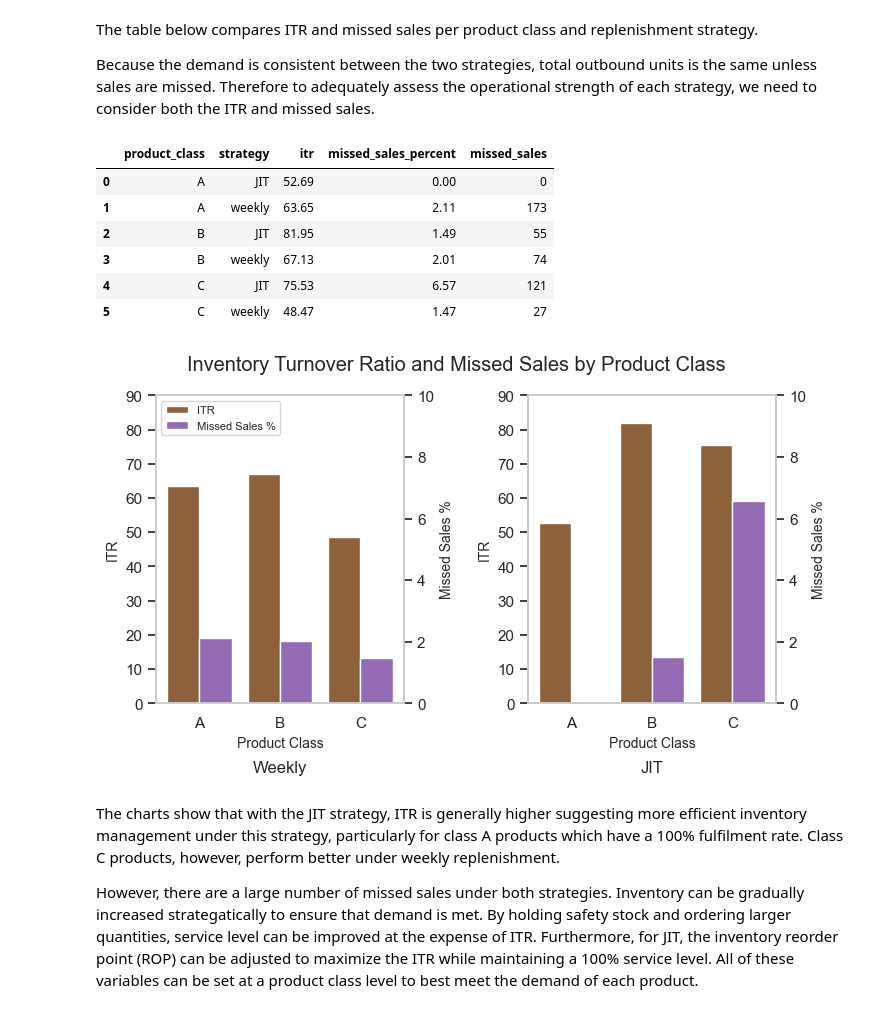
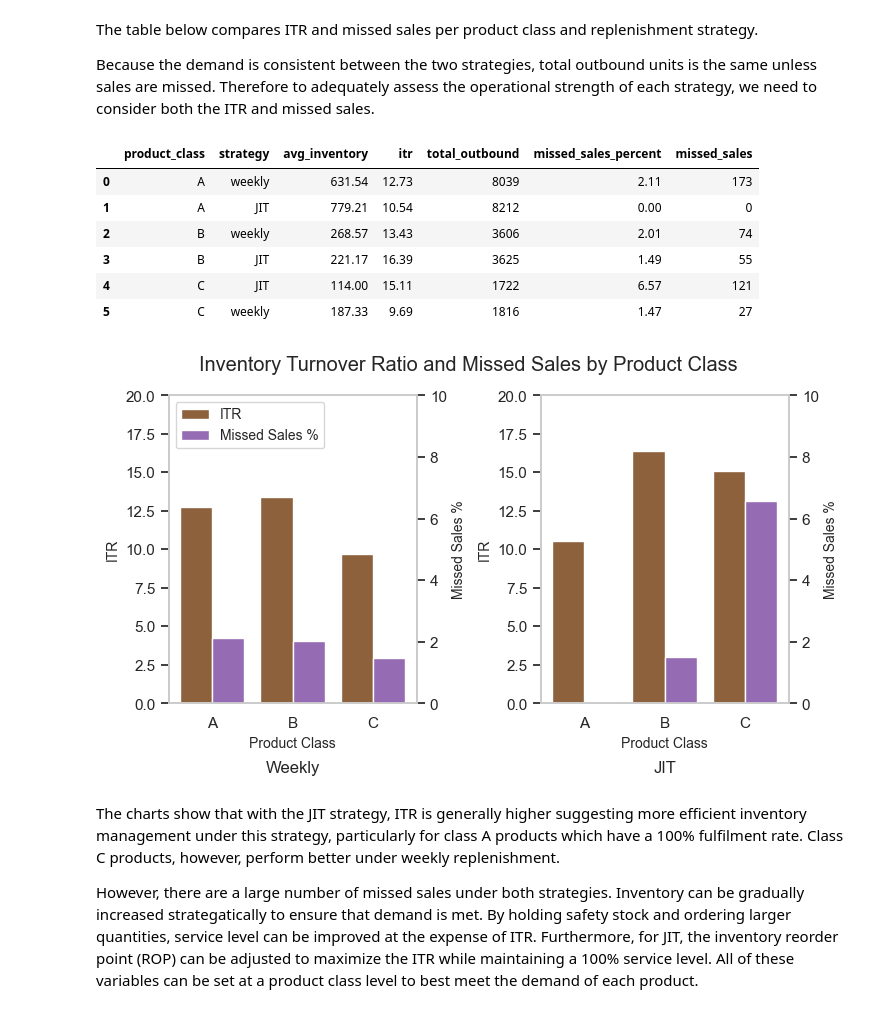
Before and after one commit to markus-pettersen/logistics-simulation, a Jupyter notebook: simulation/notebooks/05_eda_dashboard_prep.ipynb, the cells around one changed output. Cells and saved outputs as stored; diff of their text form; code cells hidden in the pictures.

```diff
--- a/simulation/notebooks/05_eda_dashboard_prep.ipynb
+++ b/simulation/notebooks/05_eda_dashboard_prep.ipynb
@@ -240,25 +266,37 @@ A low ITR indicates slow sales or excess holding of inventory. Whereas a high IT
 Following the principles of lean inventory management, the goal is to keep ITR as high as possible (corresponding to a lighter faster moving inventory) while keeping missed sales at or near zero, especially for the high-value Class A products.
 # %%
 itr_query = """
+WITH daily_inventory AS (
+	SELECT
+		dp.date,
+		dp.strategy,
+		p.product_class,
+		SUM(dp.inventory_level) AS daily_inventory,
+		SUM(dp.unmet_demand) AS missed_sales,
+		SUM(actual_outbound) AS total_outbound,
+		SUM(demand) AS demand
+	FROM daily_products dp
+	JOIN dim_products p
+	ON dp.product_id = p.product_id
+	WHERE dp.strategy IN ('weekly', 'JIT')
+	GROUP BY 1, 2, 3
+)
+
 SELECT
+	strategy,
 	product_class,
-	strategy,
-	SUM(actual_outbound) AS total_outbound,
-	AVG(inventory_level) AS avg_inventory,
-	SUM(actual_outbound) / AVG(inventory_level) AS ITR,
-	SUM(unmet_demand) AS missed_sales,
+	SUM(total_outbound) AS total_outbound,
 	SUM(demand) AS total_demand,
-    100 * SUM(unmet_demand::NUMERIC) / SUM(demand::NUMERIC) AS missed_sales_percent,
-	SUM(stockout_flag::INTEGER) AS stockouts
-FROM daily_products dp
-JOIN dim_products p
-ON dp.product_id = p.product_id
-WHERE strategy IN ('weekly', 'JIT')
+	AVG(daily_inventory) AS avg_inventory,
+	SUM(missed_sales) AS missed_sales,
+	100 * SUM(missed_sales) / SUM(demand) AS missed_sales_percent,
+	SUM(total_outbound) / AVG(daily_inventory) AS ITR
+FROM daily_inventory
 GROUP BY 1, 2
-ORDER BY 1, 2
+ORDER BY 2
 """
 
-itr_df = pd.read_sql_query(itr_query, engine)
+itr_df = pd.read_sql_query(itr_query, engine, dtype={"total_outbound": "Int64", "missed_sales": "Int64"})
 itr_df_weekly = itr_df[itr_df["strategy"] == "weekly"]
 itr_df_jit = itr_df[itr_df["strategy"] == "JIT"]
 # %% [markdown]
@@ -266,15 +304,15 @@ The table below compares ITR and missed sales per product class and replenishmen
 
 Because the demand is consistent between the two strategies, total outbound units is the same unless sales are missed. Therefore to adequately assess the operational strength of each strategy, we need to consider both the ITR and missed sales.
 # %%
-itr_df[["product_class", "strategy", "itr", "missed_sales_percent", "missed_sales"]].round(2)
+itr_df[["product_class", "strategy", "avg_inventory", "itr", "total_outbound", "missed_sales_percent", "missed_sales"]].round(2)
 # %% [output]
-|  | product_class | strategy | itr | missed_sales_percent | missed_sales |
-| 0 | A | JIT | 52.69 | 0.00 | 0 |
-| 1 | A | weekly | 63.65 | 2.11 | 173 |
-| 2 | B | JIT | 81.95 | 1.49 | 55 |
-| 3 | B | weekly | 67.13 | 2.01 | 74 |
-| 4 | C | JIT | 75.53 | 6.57 | 121 |
-| 5 | C | weekly | 48.47 | 1.47 | 27 |
+|  | product_class | strategy | avg_inventory | itr | total_outbound | missed_sales_percent | missed_sales |
+| 0 | A | weekly | 631.54 | 12.73 | 8039 | 2.11 | 173 |
+| 1 | A | JIT | 779.21 | 10.54 | 8212 | 0.00 | 0 |
+| 2 | B | weekly | 268.57 | 13.43 | 3606 | 2.01 | 74 |
+| 3 | B | JIT | 221.17 | 16.39 | 3625 | 1.49 | 55 |
+| 4 | C | JIT | 114.00 | 15.11 | 1722 | 6.57 | 121 |
+| 5 | C | weekly | 187.33 | 9.69 | 1816 | 1.47 | 27 |
 # %%
 f, (ax1, ax2) = plt.subplots(1, 2, figsize=(8, 4), gridspec_kw={'wspace': 0.5})
 
@@ -288,37 +326,37 @@ ax1.grid(False)
 ax1_2.grid(False)
 
 bars1a = ax1.bar(x_values, itr_df_weekly["itr"], width, label="ITR", color=palette[5])
 bars1b = ax1_2.bar(x_values + width, itr_df_weekly["missed_sales_percent"], width, label="Missed Sales %", color=palette[4])
 ax1.set_xticks(x_values + 0.5 * width, itr_df_weekly["product_class"])
 ax1_2.set_ylim(0, 10)
-ax1.set_ylim(0, 90)
+ax1.set_ylim(0, 20)
 ax1.set_xlabel("Product Class", fontsize=10)
 ax1.set_ylabel("ITR", fontsize=10)
 ax1_2.set_ylabel("Missed Sales %", fontsize=10)
 
 ax2_2 = ax2.twinx()
 ax2.grid(False)
 ax2_2.grid(False)
 
 bars2a = ax2.bar(x_values, itr_df_jit["itr"], width, color=palette[5], label="ITR")
 bars2b = ax2_2.bar(x_values + width, itr_df_jit["missed_sales_percent"], width, color=palette[4], label="Missed Sales %")
 ax2.set_xticks(x_values + 0.5 * width, itr_df_jit["product_class"])
-ax2.set_ylim(0, 90)
+ax2.set_ylim(0, 20)
 ax2_2.set_ylim(0, 10)
 ax2.set_xlabel("Product Class", fontsize=10)
 ax2.set_ylabel("ITR", fontsize=10)
 ax2_2.set_ylabel("Missed Sales %", fontsize=10)
 
 ax1.set_title("Weekly", y=-.25)
 ax2.set_title("JIT", y=-.25)
 
 handles1, labels1 = ax1.get_legend_handles_labels()
 handles2, labels2 = ax1_2.get_legend_handles_labels()
 
-ax1.legend(handles1 + handles2, labels1 + labels2, loc="upper left", fontsize=8)
+ax1.legend(handles1 + handles2, labels1 + labels2, loc="upper left", fontsize=10)
 plt.show()
 # %% [output]
-[figure, old version]
+[figure, new version]
 # %% [markdown]
 The charts show that with the JIT strategy, ITR is generally higher suggesting more efficient inventory management under this strategy, particularly for class A products which have a 100% fulfilment rate. Class C products, however, perform better under weekly replenishment.
 
```
Also changed, not shown: parts of 5 cells of this notebook.
